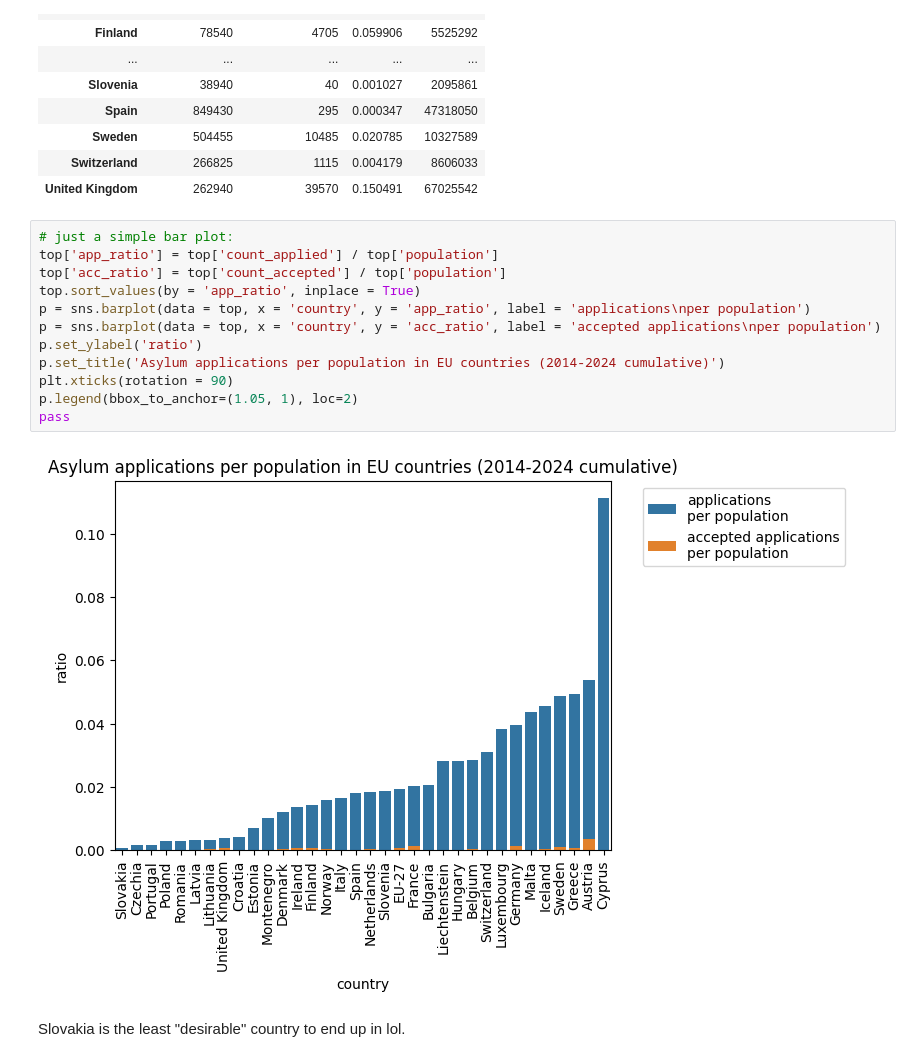
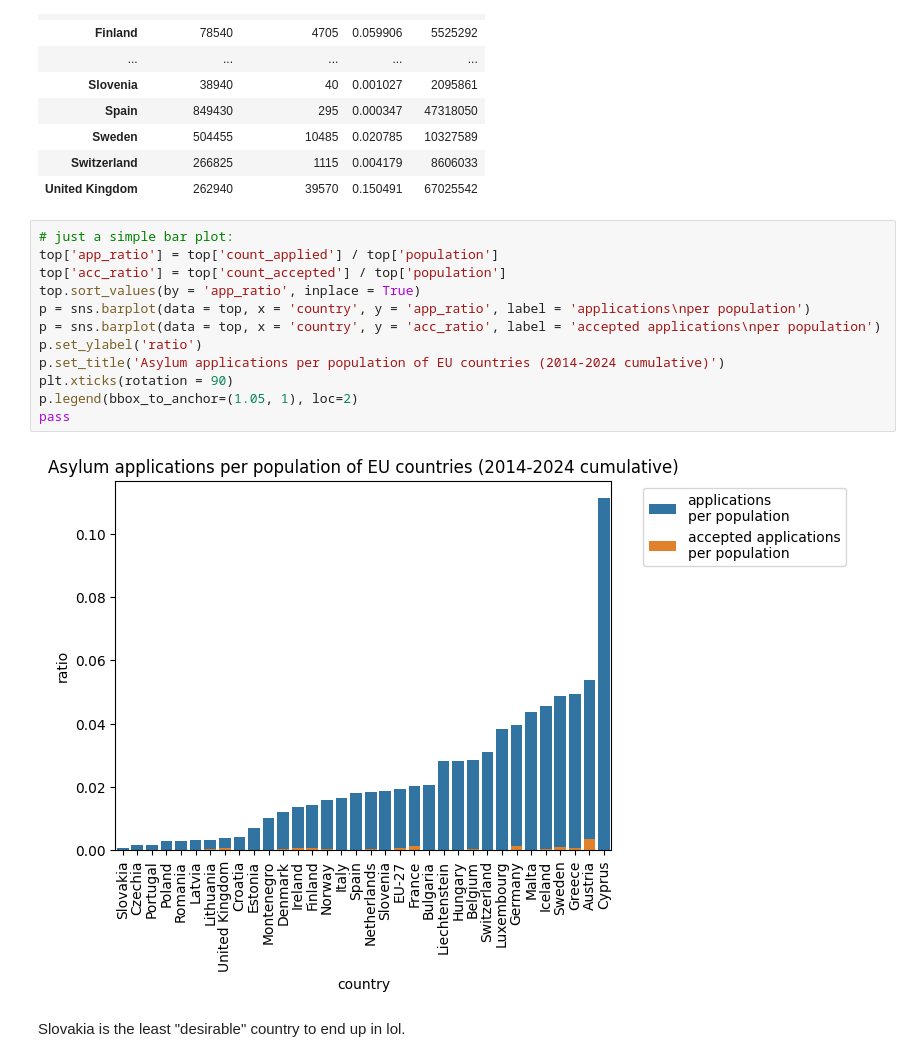
Before and after one commit to jatofi-official/migration-eu-analysis, a Jupyter notebook: Notebooks/asylum_ado_.ipynb, the cells around one changed output. Drawn from its saved outputs; the diff is of its cells as text.

```diff
--- a/Notebooks/asylum_ado_.ipynb
+++ b/Notebooks/asylum_ado_.ipynb
@@ -147,17 +147,17 @@ See the caveats in the documentation: https://pandas.pydata.org/pandas-docs/stab
 # %%
 # just a simple bar plot:
 top['app_ratio'] = top['count_applied'] / top['population']
 top['acc_ratio'] = top['count_accepted'] / top['population']
 top.sort_values(by = 'app_ratio', inplace = True)
 p = sns.barplot(data = top, x = 'country', y = 'app_ratio', label = 'applications\nper population')
 p = sns.barplot(data = top, x = 'country', y = 'acc_ratio', label = 'accepted applications\nper population')
 p.set_ylabel('ratio')
-p.set_title('Asylum applications per population in EU countries (2014-2024 cumulative)')
+p.set_title('Asylum applications per population of EU countries (2014-2024 cumulative)')
 plt.xticks(rotation = 90)
 p.legend(bbox_to_anchor=(1.05, 1), loc=2)
 pass
 # %% [output]
-[figure, old version]
+[figure, new version]
 # %% [markdown]
 Slovakia is the least "desirable" country to end up in lol.
 # %%
```
Also changed, not shown: parts of 13 cells of this notebook, 13 other files.
